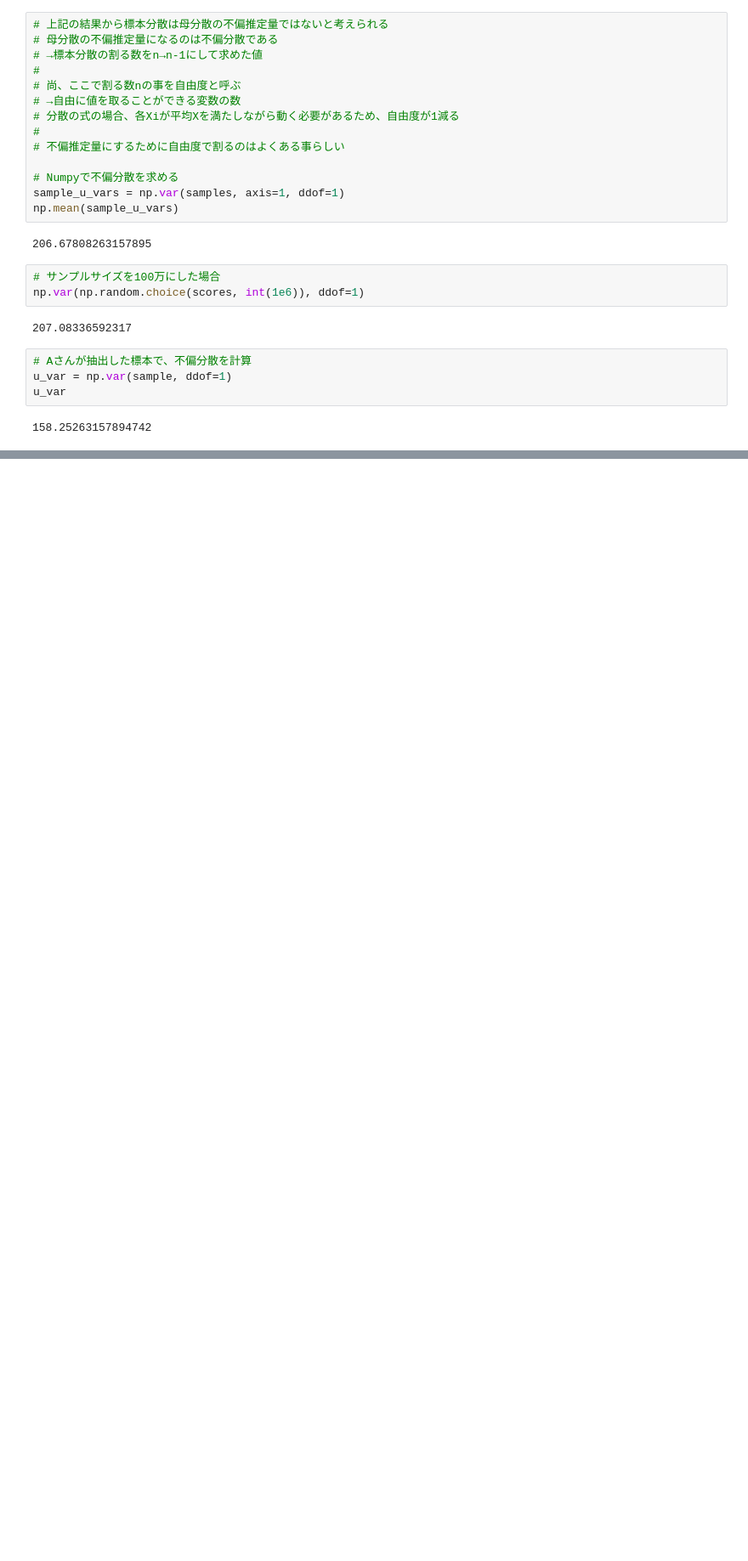
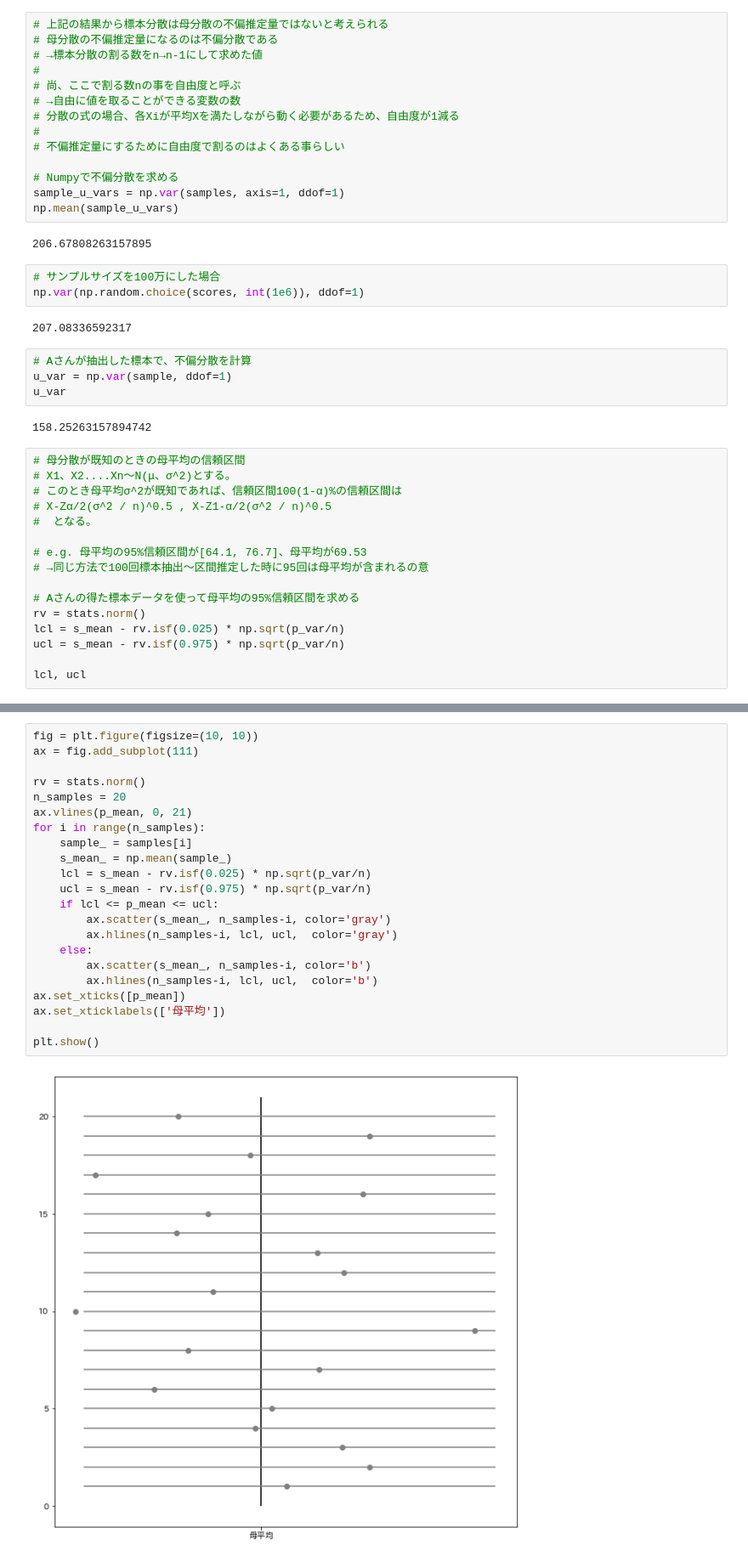
Before and after one commit to yuyahy/Statistical-Analysis-with-Python, a Jupyter notebook: Chap10_Statistical_Estimation.ipynb, the cells around one changed output, grey strips where cells are left out. Shown at 85% size. Drawn from its saved outputs; the diff is of its cells as text; blank space fills up the shorter version.

```diff
--- a/Chap10_Statistical_Estimation.ipynb
+++ b/Chap10_Statistical_Estimation.ipynb
@@ -127,3 +127,19 @@ u_var = np.var(sample, ddof=1)
 u_var
 # %% [output]
 158.25263157894742
+# %%
+# 母分散が既知のときの母平均の信頼区間
+# X1、X2....Xn〜N(μ、σ^2)とする。
+# このとき母平均σ^2が既知であれば、信頼区間100(1-α)%の信頼区間は
+# X-Zα/2(σ^2 / n)^0.5 , X-Z1-α/2(σ^2 / n)^0.5
+#  となる。
+
+# e.g. 母平均の95%信頼区間が[64.1, 76.7]、母平均が69.53
+# →同じ方法で100回標本抽出〜区間推定した時に95回は母平均が含まれるの意
+
+# Aさんの得た標本データを使って母平均の95%信頼区間を求める
+rv = stats.norm()
+lcl = s_mean - rv.isf(0.025) * np.sqrt(p_var/n)
+ucl = s_mean - rv.isf(0.975) * np.sqrt(p_var/n)
+
+lcl, ucl
@@ -129,0 +148,24 @@ u_var
+# %%
+fig = plt.figure(figsize=(10, 10))
+ax = fig.add_subplot(111)
+
+rv = stats.norm()
+n_samples = 20
+ax.vlines(p_mean, 0, 21)
+for i in range(n_samples):
+    sample_ = samples[i]
+    s_mean_ = np.mean(sample_)
+    lcl = s_mean - rv.isf(0.025) * np.sqrt(p_var/n)
+    ucl = s_mean - rv.isf(0.975) * np.sqrt(p_var/n)
+    if lcl <= p_mean <= ucl:
+        ax.scatter(s_mean_, n_samples-i, color='gray')
+        ax.hlines(n_samples-i, lcl, ucl,  color='gray')
+    else:
+        ax.scatter(s_mean_, n_samples-i, color='b')
+        ax.hlines(n_samples-i, lcl, ucl,  color='b')
+ax.set_xticks([p_mean])
+ax.set_xticklabels(['母平均'])
+
+plt.show()
+# %% [output]
+[figure, added]
```
Also changed, not shown: parts of 7 cells of this notebook.
